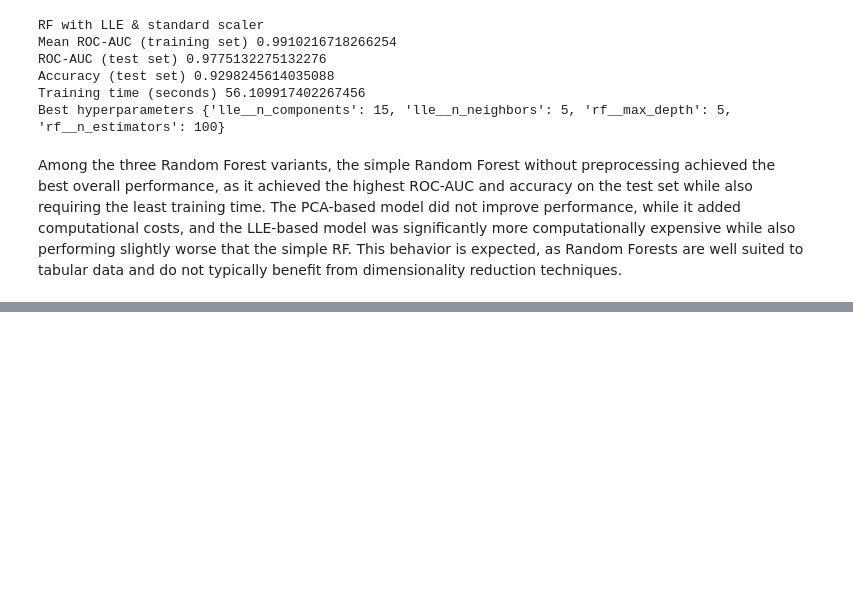
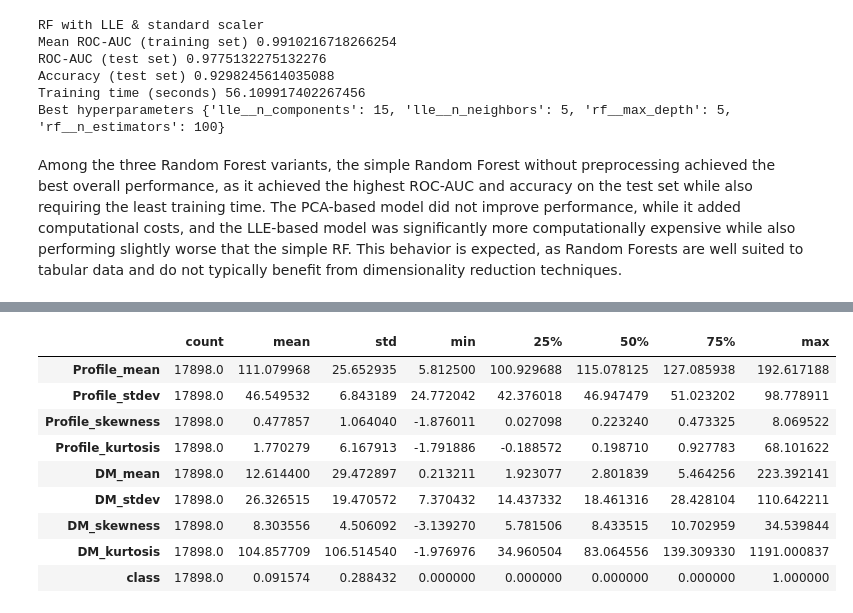
Before and after one commit to giannismantzaris-cmd/DAMA61, a Jupyter notebook: Mantzaris_WA3.ipynb, the cells around one changed output, grey strips where cells are left out. Cells and saved outputs as stored; diff of their text form; code cells hidden in the pictures; blank space fills up the shorter version.

```diff
--- a/Mantzaris_WA3.ipynb
+++ b/Mantzaris_WA3.ipynb
@@ -249,0 +252,6 @@ This behavior is expected, as Random Forests are well suited to tabular data and
+# %%
+import pandas as pd
+
+col_names = ["Profile_mean", "Profile_std", "Profile_kurtosis", "Profile_skewness", "DM_mean", "DM_std", "DM_kurtosis", "DM_skewness", "class"]
+
+df = pd.read_csv("/content/HTRU_2.csv", header=None, names=col_names)
@@ -249,0 +288,14 @@ This behavior is expected, as Random Forests are well suited to tabular data and
+# %%
+# compute descriptive statistics
+df.describe().T
+# %% [output]
+|  | count | mean | std | min | 25% | 50% | 75% | max |
+| Profile_mean | 17898.0 | 111.079968 | 25.652935 | 5.812500 | 100.929688 | 115.078125 | 127.085938 | 192.617188 |
+| Profile_stdev | 17898.0 | 46.549532 | 6.843189 | 24.772042 | 42.376018 | 46.947479 | 51.023202 | 98.778911 |
+| Profile_skewness | 17898.0 | 0.477857 | 1.064040 | -1.876011 | 0.027098 | 0.223240 | 0.473325 | 8.069522 |
+| Profile_kurtosis | 17898.0 | 1.770279 | 6.167913 | -1.791886 | -0.188572 | 0.198710 | 0.927783 | 68.101622 |
+| DM_mean | 17898.0 | 12.614400 | 29.472897 | 0.213211 | 1.923077 | 2.801839 | 5.464256 | 223.392141 |
+| DM_stdev | 17898.0 | 26.326515 | 19.470572 | 7.370432 | 14.437332 | 18.461316 | 28.428104 | 110.642211 |
+| DM_skewness | 17898.0 | 8.303556 | 4.506092 | -3.139270 | 5.781506 | 8.433515 | 10.702959 | 34.539844 |
+| DM_kurtosis | 17898.0 | 104.857709 | 106.514540 | -1.976976 | 34.960504 | 83.064556 | 139.309330 | 1191.000837 |
+| class | 17898.0 | 0.091574 | 0.288432 | 0.000000 | 0.000000 | 0.000000 | 0.000000 | 1.000000 |
```
Also changed, not shown: parts of 6 cells of this notebook.
